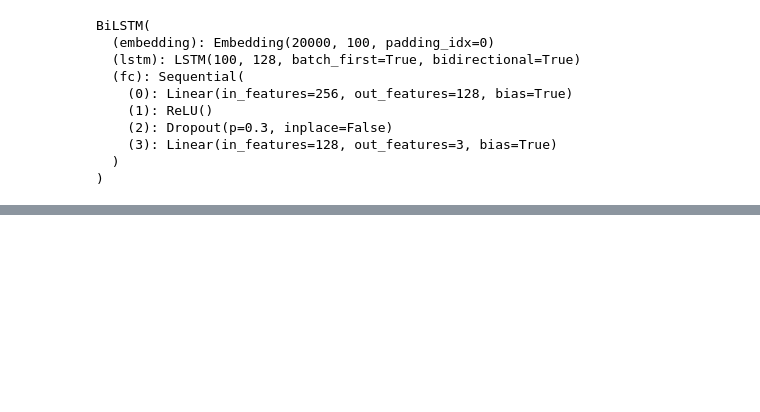
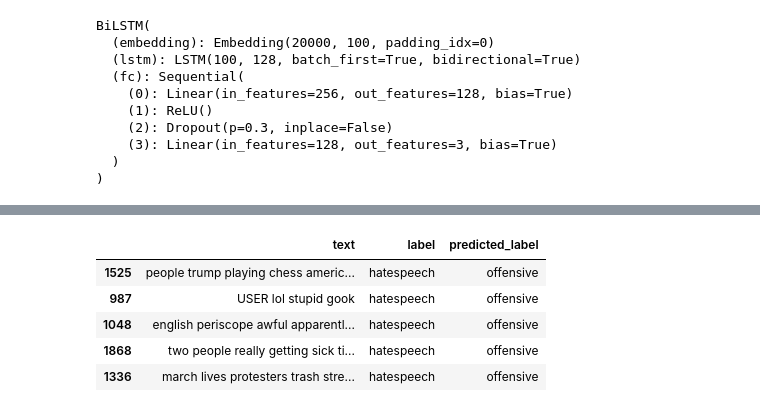
Before and after one commit to idk-jatin/Xai-moderator, a Jupyter notebook: notebooks/bilstm.ipynb, the cells around one changed output, grey strips where cells are left out. Cells and saved outputs as stored; diff of their text form; code cells hidden in the pictures; blank space fills up the shorter version.

```diff
--- a/notebooks/bilstm.ipynb
+++ b/notebooks/bilstm.ipynb
@@ -214,0 +286,13 @@ torch.save(model.state_dict(), "../models/bilstm/bilstm_model.pt")
+# %%
+hate_as_off = err_df[(err_df.label == "hatespeech") & (err_df.predicted_label == "offensive")]
+off_as_hate = err_df[(err_df.label == "offensive") & (err_df.predicted_label == "hatespeech")]
+norm_as_off = err_df[(err_df.label == "normal") & (err_df.predicted_label == "offensive")]
+# %%
+hate_as_off.sample(5, random_state=1)[["text","label","predicted_label"]]
+# %% [output]
+|  | text | label | predicted_label |
+| 1525 | people trump playing chess americ... | hatespeech | offensive |
+| 987 | USER lol stupid gook | hatespeech | offensive |
+| 1048 | english periscope awful apparentl... | hatespeech | offensive |
+| 1868 | two people really getting sick ti... | hatespeech | offensive |
+| 1336 | march lives protesters trash stre... | hatespeech | offensive |
```
Also changed, not shown: parts of 26 cells of this notebook, 6 other files.
